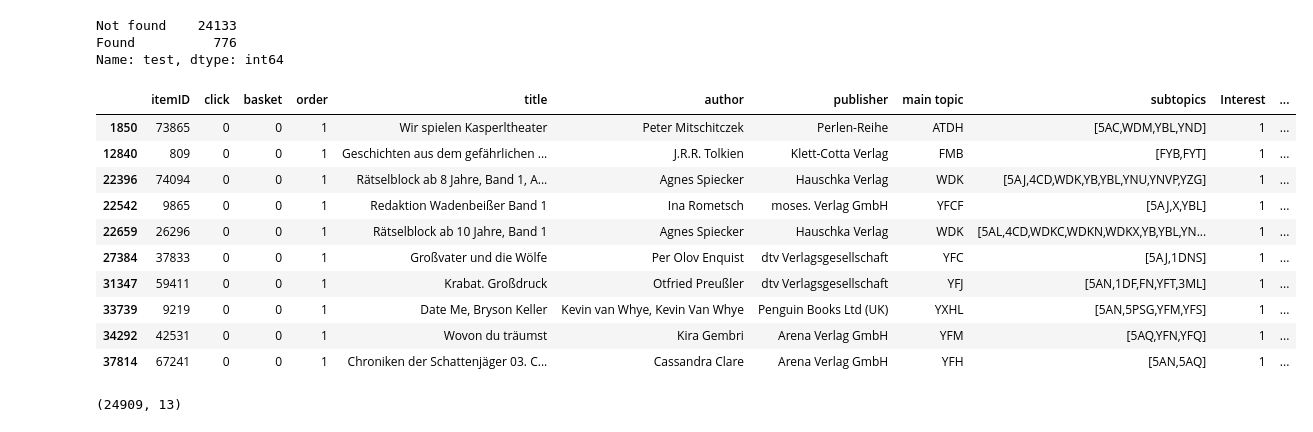
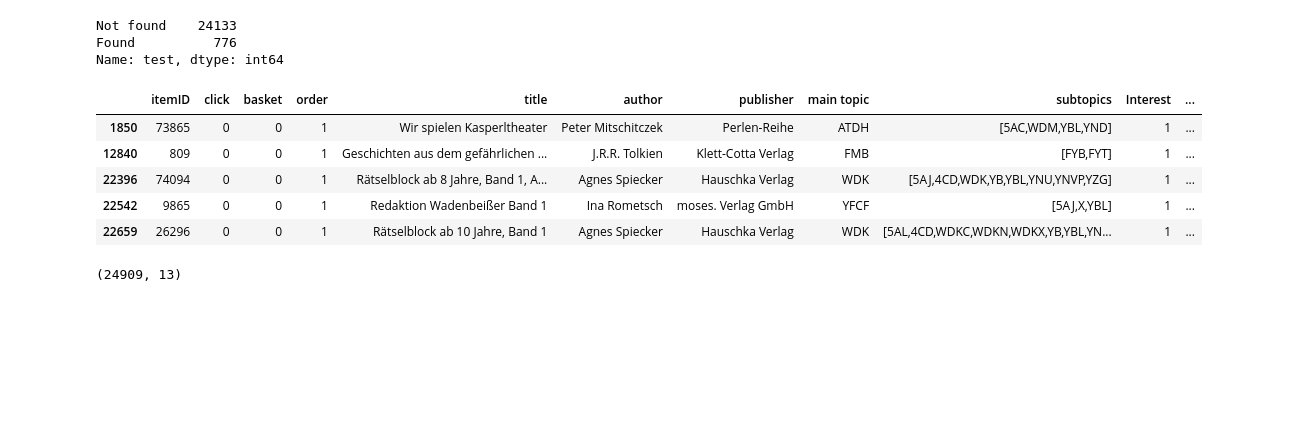
Before and after one commit to SohZongXian/DMC-2021, a Jupyter notebook: DMC script.ipynb, the cells around one changed output. Drawn from its saved outputs; the diff is of its cells as text; code cells hidden in the pictures; blank space fills up the shorter version.

```diff
--- a/DMC script.ipynb
+++ b/DMC script.ipynb
@@ -235,21 +235,16 @@ Name: test, dtype: int64
 # %%
 ## Print column where test == found
 
 test_column = book_data.loc[book_data['test'] == 'Found']
 
-test_column.head(10)
+test_column.head(5)
 # %% [output]
 |  | itemID | click | basket | order | title | author | publisher | main topic | subtopics | Interest | ... |
 | 1850 | 73865 | 0 | 0 | 1 | Wir spielen Kasperltheater | Peter Mitschitczek | Perlen-Reihe | ATDH | [5AC,WDM,YBL,YND] | 1 | ... |
 | 12840 | 809 | 0 | 0 | 1 | Geschichten aus dem gefährlichen ... | J.R.R. Tolkien | Klett-Cotta Verlag | FMB | [FYB,FYT] | 1 | ... |
 | 22396 | 74094 | 0 | 0 | 1 | Rätselblock ab 8 Jahre, Band 1, A... | Agnes Spiecker | Hauschka Verlag | WDK | [5AJ,4CD,WDK,YB,YBL,YNU,YNVP,YZG] | 1 | ... |
 | 22542 | 9865 | 0 | 0 | 1 | Redaktion Wadenbeißer Band 1 | Ina Rometsch | moses. Verlag GmbH | YFCF | [5AJ,X,YBL] | 1 | ... |
 | 22659 | 26296 | 0 | 0 | 1 | Rätselblock ab 10 Jahre, Band 1 | Agnes Spiecker | Hauschka Verlag | WDK | [5AL,4CD,WDKC,WDKN,WDKX,YB,YBL,YN... | 1 | ... |
-| 27384 | 37833 | 0 | 0 | 1 | Großvater und die Wölfe | Per Olov Enquist | dtv Verlagsgesellschaft | YFC | [5AJ,1DNS] | 1 | ... |
-| 31347 | 59411 | 0 | 0 | 1 | Krabat. Großdruck | Otfried Preußler | dtv Verlagsgesellschaft | YFJ | [5AN,1DF,FN,YFT,3ML] | 1 | ... |
-| 33739 | 9219 | 0 | 0 | 1 | Date Me, Bryson Keller | Kevin van Whye, Kevin Van Whye | Penguin Books Ltd (UK) | YXHL | [5AN,5PSG,YFM,YFS] | 1 | ... |
-| 34292 | 42531 | 0 | 0 | 1 | Wovon du träumst | Kira Gembri | Arena Verlag GmbH | YFM | [5AQ,YFN,YFQ] | 1 | ... |
-| 37814 | 67241 | 0 | 0 | 1 | Chroniken der Schattenjäger 03. C... | Cassandra Clare | Arena Verlag GmbH | YFH | [5AN,5AQ] | 1 | ... |
 # %%
 ##clone dataframe
 sea_born_df = book_data.copy(deep=True)
```
Also changed, not shown: parts of 66 cells of this notebook.
